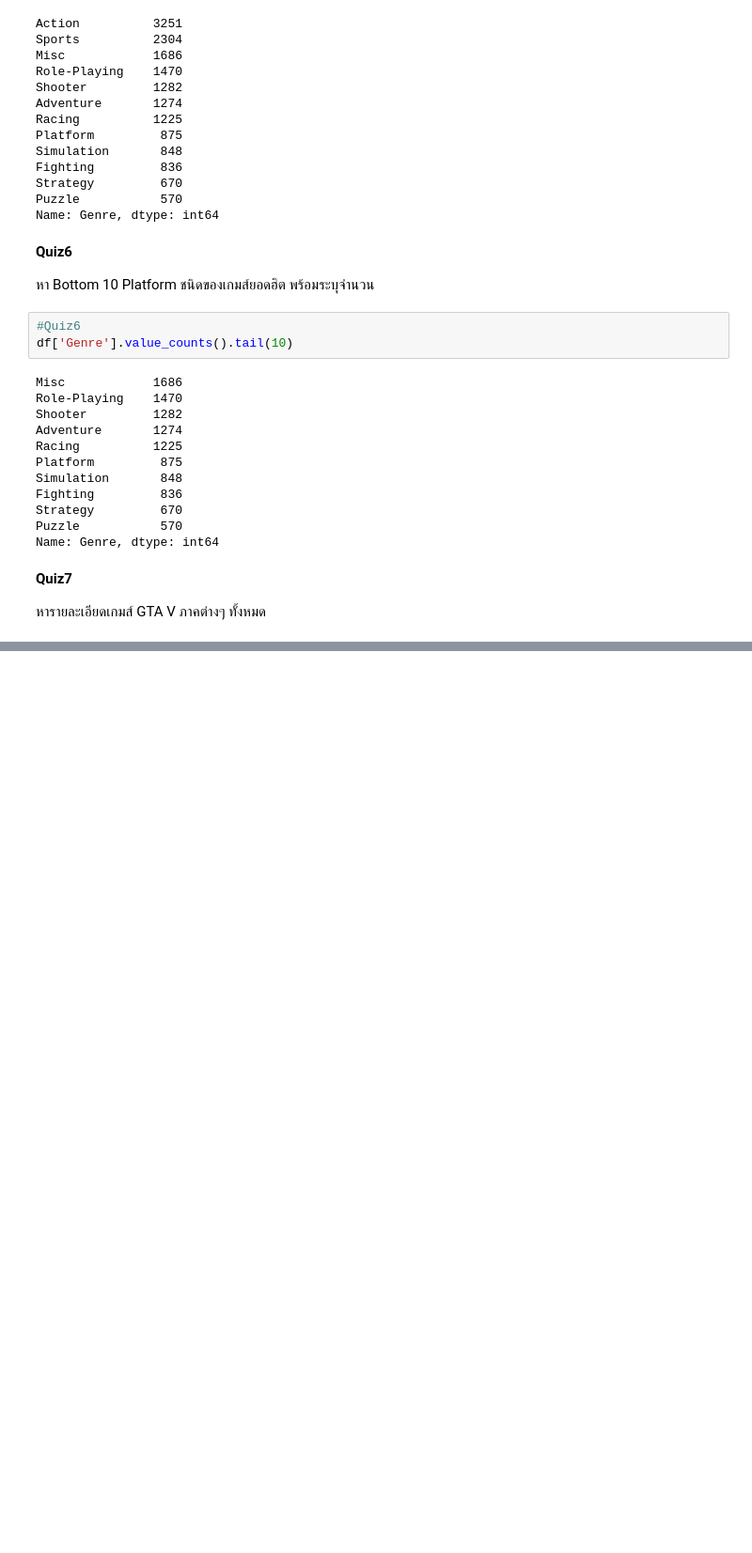
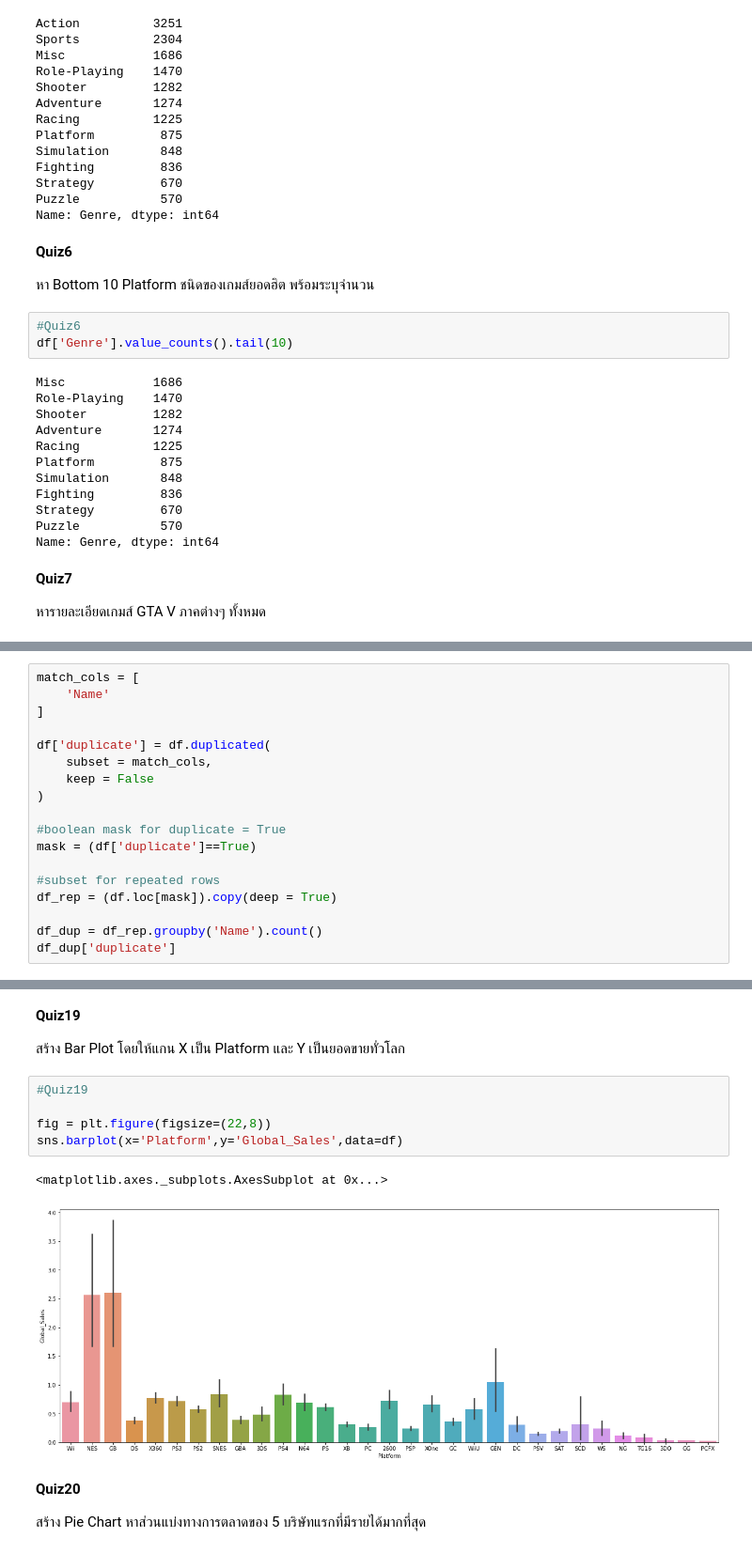
Before and after one commit to deen666/Homework_DataCamp2, a Jupyter notebook: PROJECT I – Capstone/PROJECT_I_–_Capstone_pt2.ipynb, the cells around one changed output, grey strips where cells are left out. Shown: that part at 94% size. Cells and saved outputs as stored; diff of their text form; blank space fills up the shorter version.

```diff
--- a/PROJECT I – Capstone/PROJECT_I_–_Capstone_pt2.ipynb
+++ b/PROJECT I – Capstone/PROJECT_I_–_Capstone_pt2.ipynb
@@ -243,0 +248,18 @@ df[df['Name']=='Grand Theft Auto V']
+# %%
+match_cols = [
+    'Name'
+]
+
+df['duplicate'] = df.duplicated(
+    subset = match_cols,
+    keep = False
+)
+
+#boolean mask for duplicate = True
+mask = (df['duplicate']==True)
+
+#subset for repeated rows
+df_rep = (df.loc[mask]).copy(deep = True)
+
+df_dup = df_rep.groupby('Name').count()
+df_dup['duplicate']
@@ -243,0 +468,16 @@ df[df['Name']=='Grand Theft Auto V']
+# %% [markdown]
+**Quiz19**
+
+สร้าง Bar Plot โดยให้แกน X เป็น Platform และ Y เป็นยอดขายทั่วโลก
+# %%
+#Quiz19
+
+fig = plt.figure(figsize=(22,8))
+sns.barplot(x='Platform',y='Global_Sales',data=df)
+# %% [output]
+<matplotlib.axes._subplots.AxesSubplot at 0x...>
+[figure, added]
+# %% [markdown]
+**Quiz20**
+
+สร้าง Pie Chart หาส่วนแบ่งทางการตลาดของ 5 บริษัทแรกที่มีรายได้มากที่สุด
```
Also changed, not shown: parts of 38 cells of this notebook.
